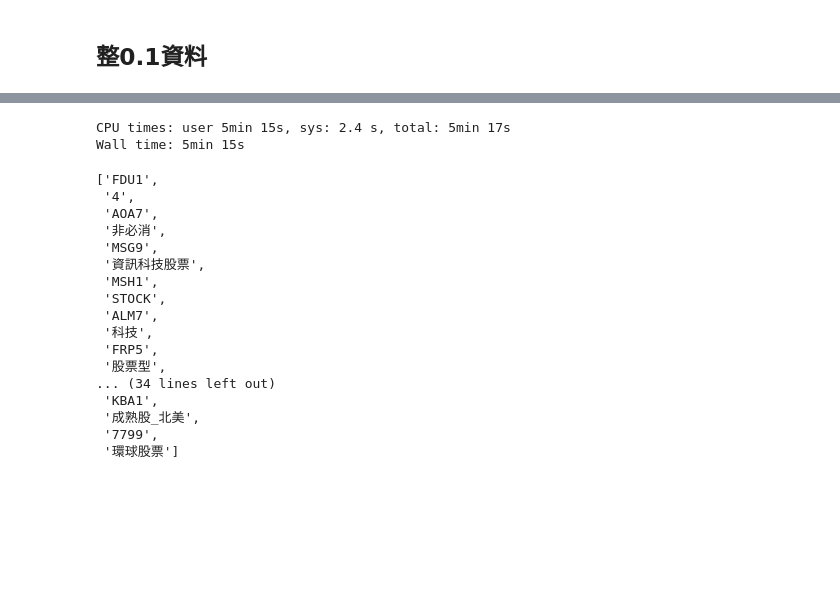
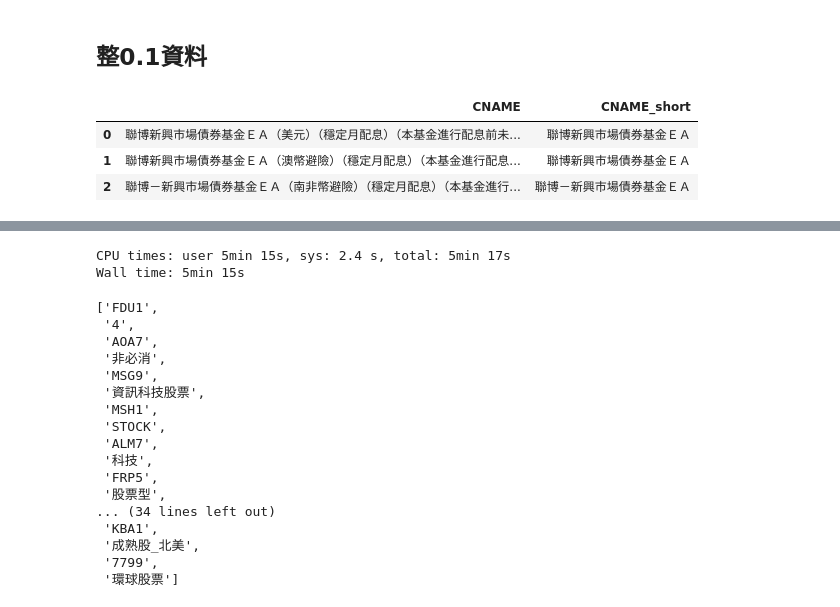
Before and after one commit to alexlautw9527/for_notebook, a Jupyter notebook: Fund2vec.ipynb, the cells around one changed output, grey strips where cells are left out. Drawn from its saved outputs; the diff is of its cells as text; code cells hidden in the pictures; blank space fills up the shorter version.

```diff
--- a/Fund2vec.ipynb
+++ b/Fund2vec.ipynb
@@ -37 +29,8 @@ fund_df = fund_df.astype(str)
+# %%
+fund_df[['CNAME', 'CNAME_short']].head(3)
+# %% [output]
+|  | CNAME | CNAME_short |
+| 0 | 聯博新興市場債券基金ＥＡ（美元）（穩定月配息）（本基金進行配息前未... | 聯博新興市場債券基金ＥＡ |
+| 1 | 聯博新興市場債券基金ＥＡ（澳幣避險）（穩定月配息）（本基金進行配息... | 聯博新興市場債券基金ＥＡ |
+| 2 | 聯博－新興市場債券基金ＥＡ（南非幣避險）（穩定月配息）（本基金進行... | 聯博－新興市場債券基金ＥＡ |
 # %%
```
Also changed, not shown: parts of 45 cells of this notebook.
